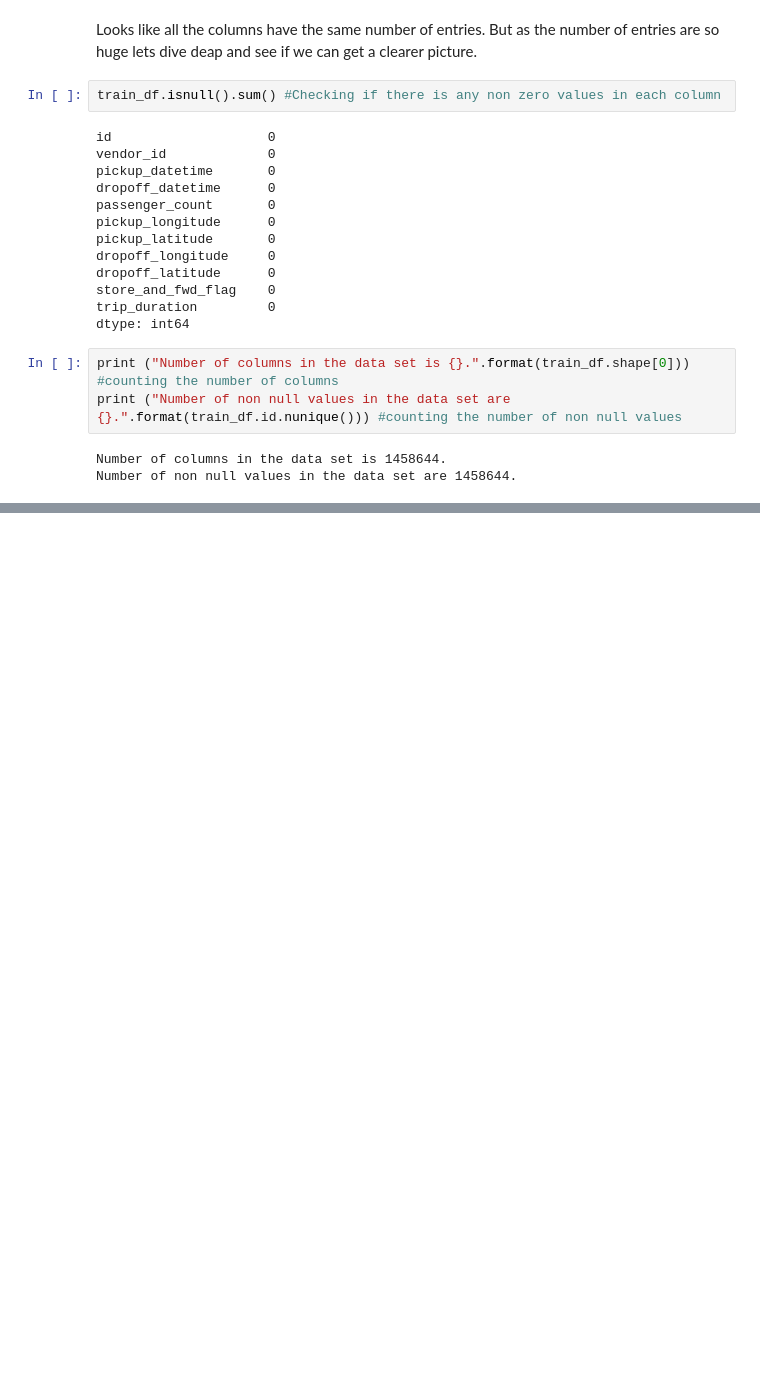
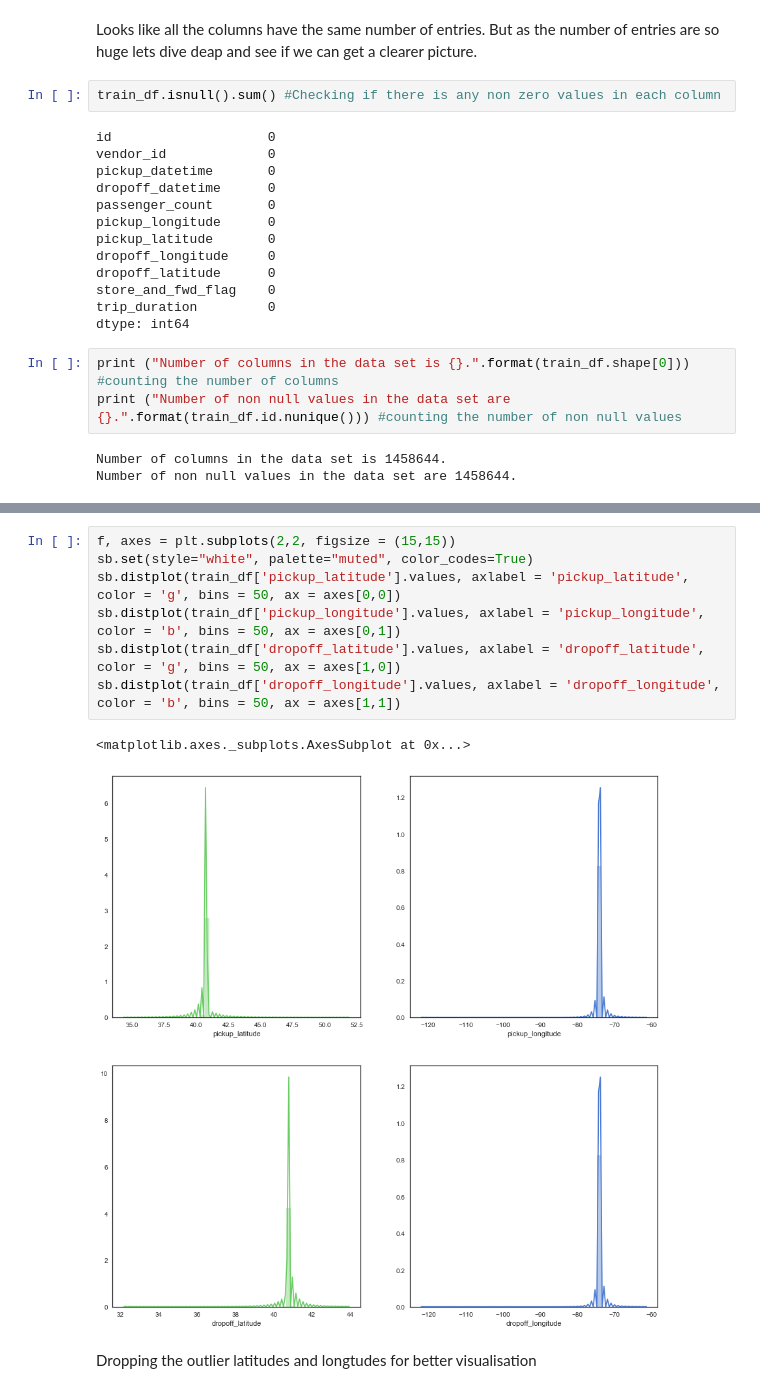
Before and after one commit to shawnchacko/NYC-Taxi-Project, a Jupyter notebook: NYC Taxi Project.ipynb, the cells around one changed output, grey strips where cells are left out. Drawn from its saved outputs; the diff is of its cells as text; blank space fills up the shorter version.

```diff
--- a/NYC Taxi Project.ipynb
+++ b/NYC Taxi Project.ipynb
@@ -75,0 +104,12 @@ Number of non null values in the data set are 1458644.
+# %%
+f, axes = plt.subplots(2,2, figsize = (15,15))
+sb.set(style="white", palette="muted", color_codes=True)
+sb.distplot(train_df['pickup_latitude'].values, axlabel = 'pickup_latitude', color = 'g', bins = 50, ax = axes[0,0])
+sb.distplot(train_df['pickup_longitude'].values, axlabel = 'pickup_longitude', color = 'b', bins = 50, ax = axes[0,1])
+sb.distplot(train_df['dropoff_latitude'].values, axlabel = 'dropoff_latitude', color = 'g', bins = 50, ax = axes[1,0])
+sb.distplot(train_df['dropoff_longitude'].values, axlabel = 'dropoff_longitude', color = 'b', bins = 50, ax = axes[1,1])
+# %% [output]
+<matplotlib.axes._subplots.AxesSubplot at 0x...>
+[figure, added]
+# %% [markdown]
+Dropping the outlier latitudes and longtudes for better visualisation
```
Also changed, not shown: parts of 17 cells of this notebook.
